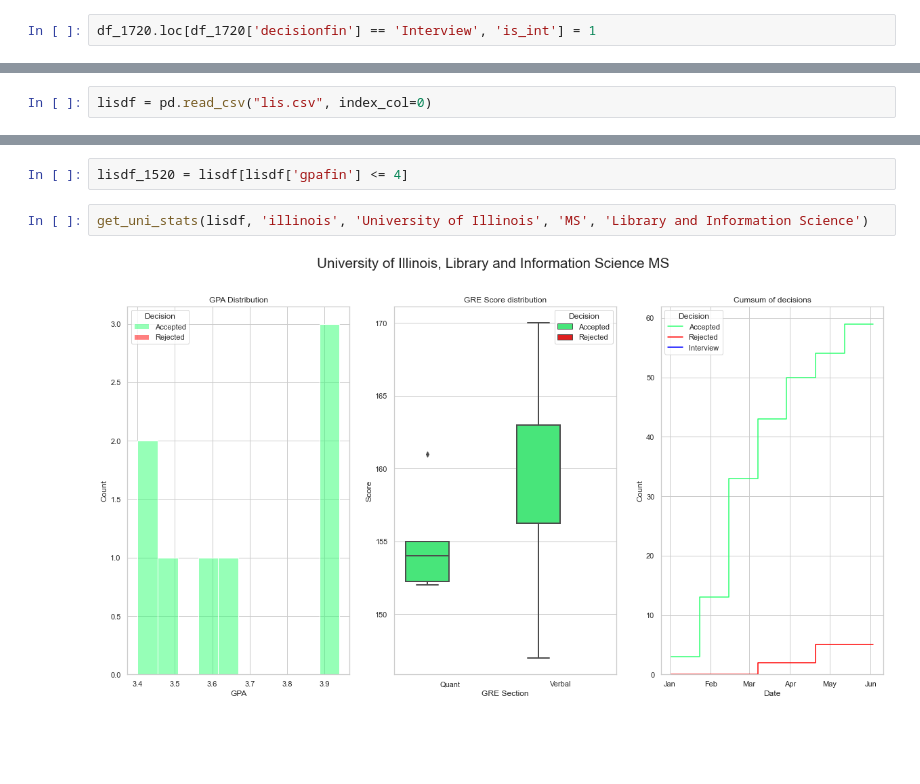
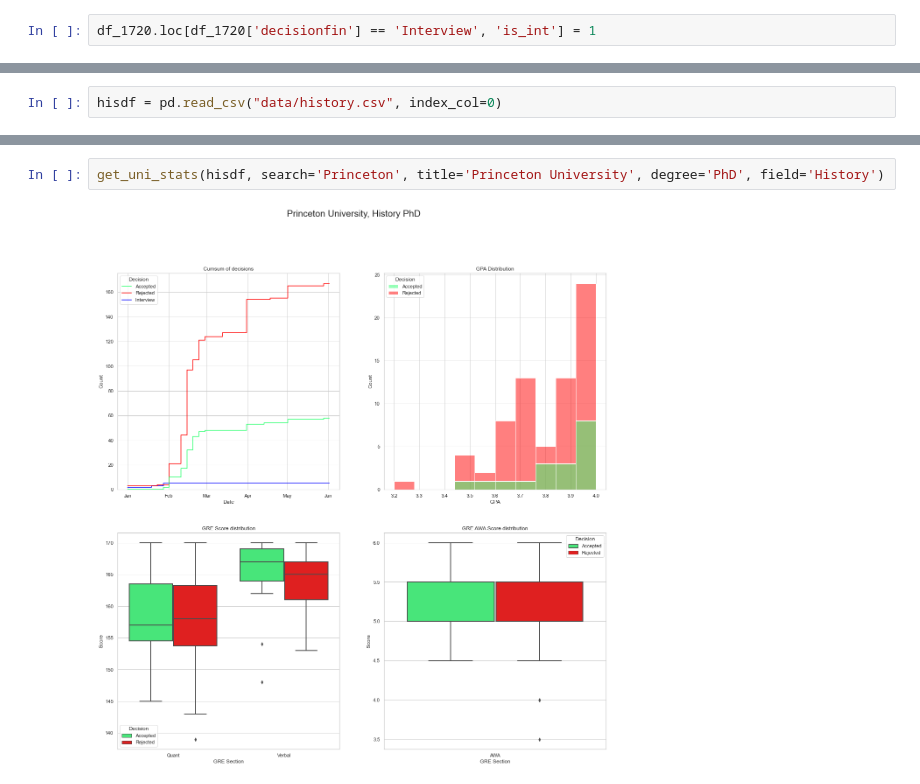
Before and after one commit to jjdelvalle/gradcafe_analysis, a Jupyter notebook: app/GradAnalysis.ipynb, the cells around one changed output, grey strips where cells are left out. Saved outputs shown, nothing was run; the diff lists cells and outputs as text; blank space fills up the shorter version.

```diff
--- a/app/GradAnalysis.ipynb
+++ b/app/GradAnalysis.ipynb
@@ -199,2 +193,2 @@ df_1720.groupby(by='institution').agg({'is_int': sum}).sort_values(by='is_int',
 # %%
-lisdf = pd.read_csv("lis.csv", index_col=0)
+hisdf = pd.read_csv("data/history.csv", index_col=0)
@@ -209,6 +195,4 @@ lisdf.head(2)
-# %%
-lisdf_1520 = lisdf[lisdf['gpafin'] <= 4]
-# %%
-get_uni_stats(lisdf, 'illinois', 'University of Illinois', 'MS', 'Library and Information Science')
-# %% [output]
-[figure, removed]
+# %%
+get_uni_stats(hisdf, search='Princeton', title='Princeton University', degree='PhD', field='History')
+# %% [output]
+[figure, added]
```
Also changed, not shown: parts of 14 cells of this notebook.
